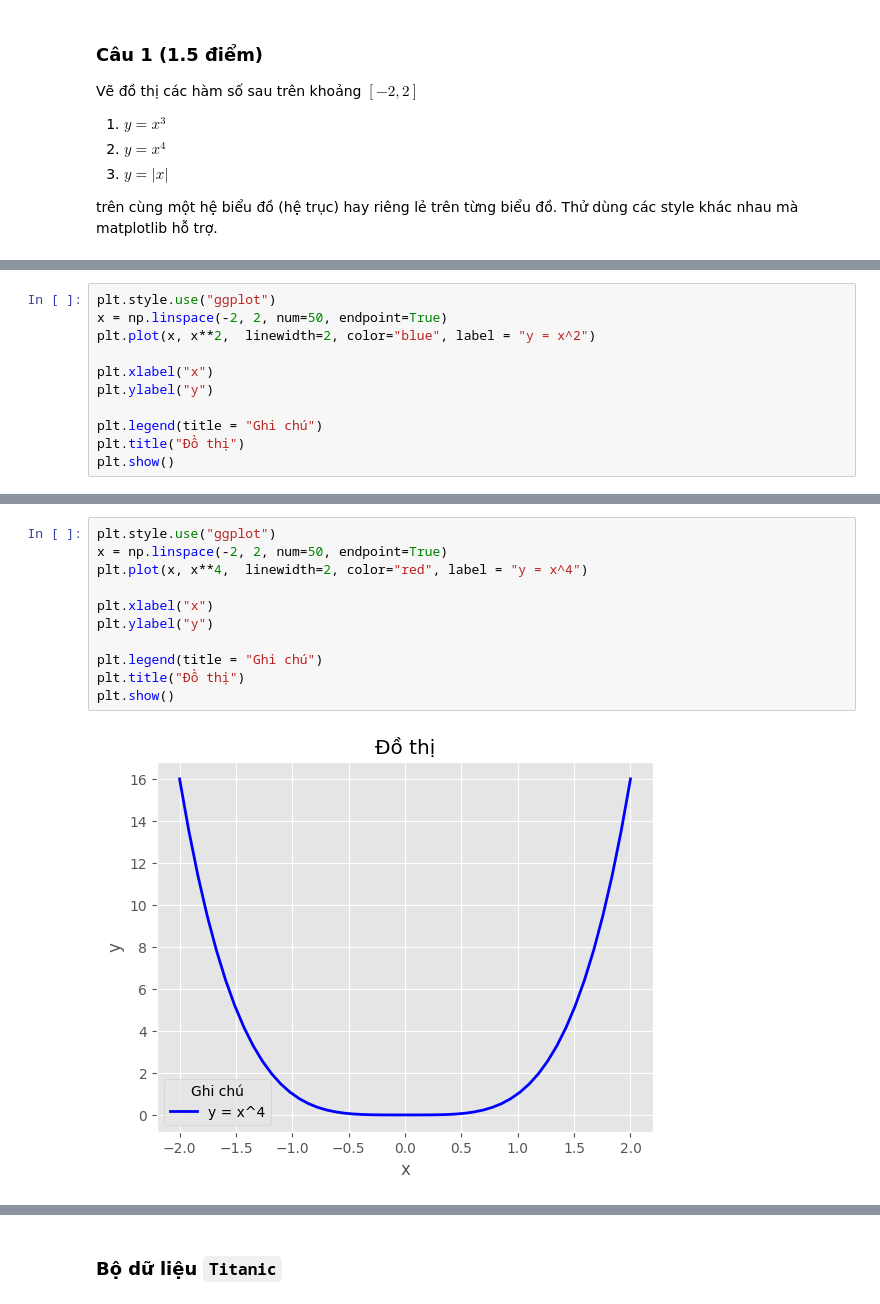
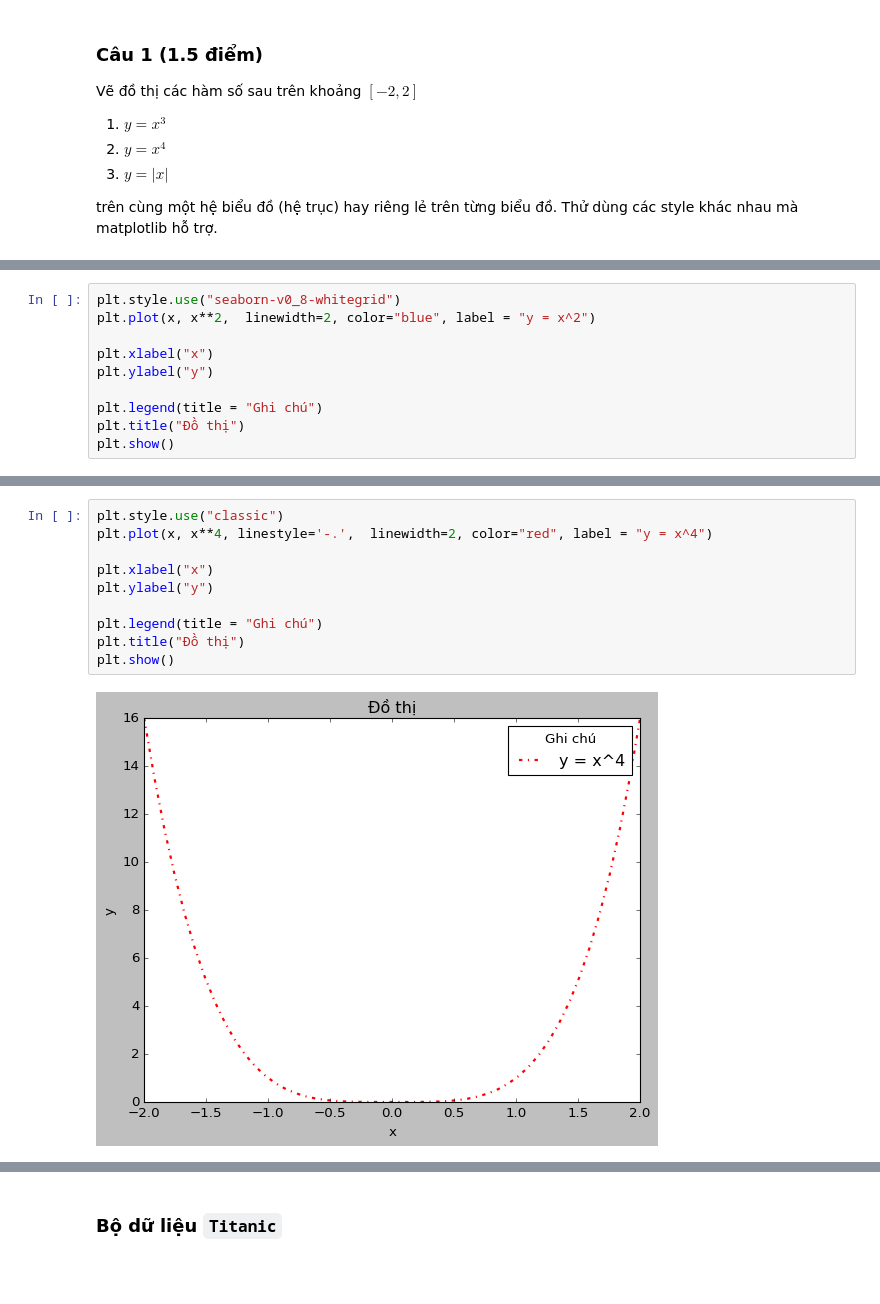
Before and after one commit to maidinhthaison/TKMT, a Jupyter notebook: 20810229_bt3.ipynb, the cells around one changed output, grey strips where cells are left out. Cells and saved outputs as stored; diff of their text form; blank space fills up the shorter version.

```diff
--- a/20810229_bt3.ipynb
+++ b/20810229_bt3.ipynb
@@ -38,6 +44,5 @@ trên cùng một hệ biểu đồ (hệ trục) hay riêng lẻ trên từng b
 # %%
-plt.style.use("ggplot")
-x = np.linspace(-2, 2, num=50, endpoint=True)
+plt.style.use("seaborn-v0_8-whitegrid")
 plt.plot(x, x**2,  linewidth=2, color="blue", label = "y = x^2")
 
 plt.xlabel("x")
@@ -51,13 +56,12 @@ plt.show()
 # %%
-plt.style.use("ggplot")
-x = np.linspace(-2, 2, num=50, endpoint=True)
-plt.plot(x, x**4,  linewidth=2, color="red", label = "y = x^4")
+plt.style.use("classic")
+plt.plot(x, x**4, linestyle='-.',  linewidth=2, color="red", label = "y = x^4")
 
 plt.xlabel("x")
 plt.ylabel("y")
 
 plt.legend(title = "Ghi chú")
 plt.title("Đồ thị")
 plt.show()
 # %% [output]
-[figure, old version]
+[figure, new version]
```
Also changed, not shown: parts of 41 cells of this notebook, 3 other files.
